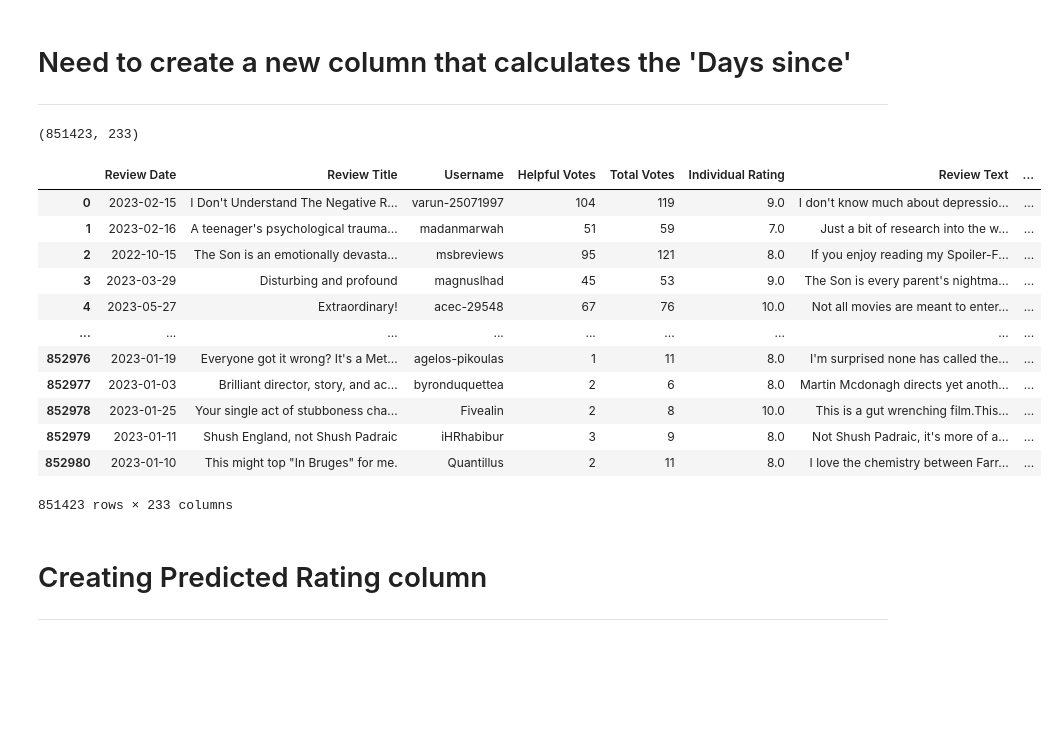
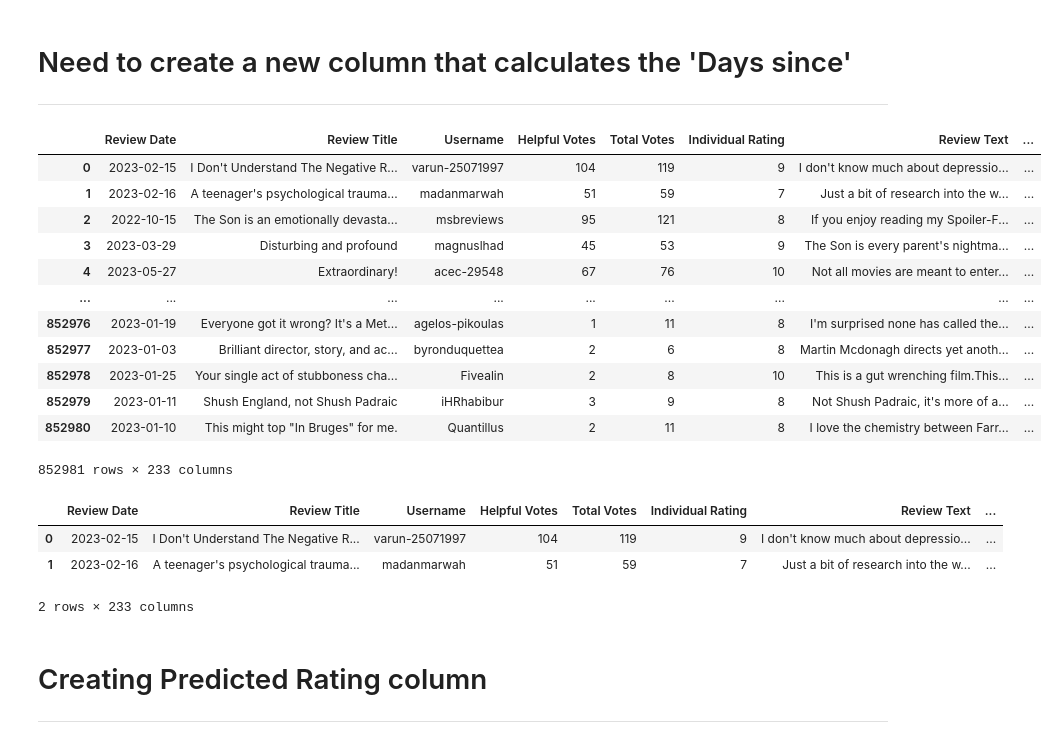
Before and after one commit to shreyashguptas/IMDb_movie_review_sentiment_analysis, a Jupyter notebook: IMDb_webscrapping_script.ipynb, the cells around one changed output. Drawn from its saved outputs; the diff is of its cells as text; code cells hidden in the pictures; blank space fills up the shorter version.

Commit message:
fixing data and running prediction algo

```diff
--- a/IMDb_webscrapping_script.ipynb
+++ b/IMDb_webscrapping_script.ipynb
@@ -1032,20 +737,39 @@ final_merged_df['Days_since'] = (pd.to_datetime(final_merged_df['Review Date'])
-# %%
-final_merged_df.shape
-# %% [output]
-(851423, 233)
-# %%
-final_merged_df
-# %% [output]
-|  | Review Date | Review Title | Username | Helpful Votes | Total Votes | Individual Rating | Review Text | ... |
-| 0 | 2023-02-15 | I Don't Understand The Negative R... | varun-25071997 | 104 | 119 | 9.0 | I don't know much about depressio... | ... |
-| 1 | 2023-02-16 | A teenager's psychological trauma... | madanmarwah | 51 | 59 | 7.0 | Just a bit of research into the w... | ... |
-| 2 | 2022-10-15 | The Son is an emotionally devasta... | msbreviews | 95 | 121 | 8.0 | If you enjoy reading my Spoiler-F... | ... |
-| 3 | 2023-03-29 | Disturbing and profound | magnuslhad | 45 | 53 | 9.0 | The Son is every parent's nightma... | ... |
-| 4 | 2023-05-27 | Extraordinary! | acec-29548 | 67 | 76 | 10.0 | Not all movies are meant to enter... | ... |
-| ... | ... | ... | ... | ... | ... | ... | ... | ... |
-| 852976 | 2023-01-19 | Everyone got it wrong? It's a Met... | agelos-pikoulas | 1 | 11 | 8.0 | I'm surprised none has called the... | ... |
-| 852977 | 2023-01-03 | Brilliant director, story, and ac... | byronduquettea | 2 | 6 | 8.0 | Martin Mcdonagh directs yet anoth... | ... |
-| 852978 | 2023-01-25 | Your single act of stubboness cha... | Fivealin | 2 | 8 | 10.0 | This is a gut wrenching film.This... | ... |
-| 852979 | 2023-01-11 | Shush England, not Shush Padraic | iHRhabibur | 3 | 9 | 8.0 | Not Shush Padraic, it's more of a... | ... |
-| 852980 | 2023-01-10 | This might top "In Bruges" for me. | Quantillus | 2 | 11 | 8.0 | I love the chemistry between Farr... | ... |
-851423 rows × 233 columns
+# %%
+import pandas as pd
+
+# import all_final_reviews_df from the location '/Users/shreyashgupta/Library/CloudStorage/OneDrive-UniversityofArkansas/MSEA/2nd Semester - MSEA/ECON 5823 - ECONOMIC ANALYTICS II/Project Code file/IMDb_movie_review_sentiment_analysis/final_with_predicted_rating.csv'
+all_final_reviews_df = pd.read_csv('/Users/shreyashgupta/Library/CloudStorage/OneDrive-UniversityofArkansas/MSEA/2nd Semester - MSEA/ECON 5823 - ECONOMIC ANALYTICS II/Project Code file/IMDb_movie_review_sentiment_analysis/final_with_predicted_rating.csv')
+# %%
+# create a new column called 'Movie_name_and_release_year' which combines the 'Movie Name' and 'Release year' values in the all_final_reviews_df dataframe
+all_final_reviews_df['Movie_name_and_release_year'] = all_final_reviews_df['Movie Name'] + ' (' + all_final_reviews_df['Release Date'].astype(str) + ')'
+# %%
+# in the all_final_reviews_df create a new column called 'Release_date_actual' where for each unique value in the Movie_name_and_release_year column the value in the 'Release_date_actual' will be the earliest date from the 'Review Date' column. So if for a movie 'Avengers' the earliest date from the 'Review Date' is the '16 February 2023' out of all the other dates then the 'Release_date_actual' for 'Avengers' will be '16 February 2023'.
+
+# Convert 'Review Date' to datetime format
+all_final_reviews_df['Review Date'] = pd.to_datetime(all_final_reviews_df['Review Date'], errors='coerce')
+
+# Group by 'Movie_name_and_release_year' and find the minimum 'Review Date'
+release_date_actual = all_final_reviews_df.groupby('Movie_name_and_release_year')['Review Date'].min().reset_index()
+release_date_actual.rename(columns={'Review Date': 'Release_date_actual'}, inplace=True)
+
+# Merge the 'Release_date_actual' back to the original DataFrame
+all_final_reviews_df = all_final_reviews_df.merge(release_date_actual, on='Movie_name_and_release_year', how='left')
+
+# drop Movie_name_and_release_year column
+all_final_reviews_df.drop('Movie_name_and_release_year', axis=1, inplace=True)
+# %%
+all_final_reviews_df
+# %% [output]
+|  | Review Date | Review Title | Username | Helpful Votes | Total Votes | Individual Rating | Review Text | ... |
+| 0 | 2023-02-15 | I Don't Understand The Negative R... | varun-25071997 | 104 | 119 | 9 | I don't know much about depressio... | ... |
+| 1 | 2023-02-16 | A teenager's psychological trauma... | madanmarwah | 51 | 59 | 7 | Just a bit of research into the w... | ... |
+| 2 | 2022-10-15 | The Son is an emotionally devasta... | msbreviews | 95 | 121 | 8 | If you enjoy reading my Spoiler-F... | ... |
+| 3 | 2023-03-29 | Disturbing and profound | magnuslhad | 45 | 53 | 9 | The Son is every parent's nightma... | ... |
+| 4 | 2023-05-27 | Extraordinary! | acec-29548 | 67 | 76 | 10 | Not all movies are meant to enter... | ... |
+| ... | ... | ... | ... | ... | ... | ... | ... | ... |
+| 852976 | 2023-01-19 | Everyone got it wrong? It's a Met... | agelos-pikoulas | 1 | 11 | 8 | I'm surprised none has called the... | ... |
+| 852977 | 2023-01-03 | Brilliant director, story, and ac... | byronduquettea | 2 | 6 | 8 | Martin Mcdonagh directs yet anoth... | ... |
+| 852978 | 2023-01-25 | Your single act of stubboness cha... | Fivealin | 2 | 8 | 10 | This is a gut wrenching film.This... | ... |
+| 852979 | 2023-01-11 | Shush England, not Shush Padraic | iHRhabibur | 3 | 9 | 8 | Not Shush Padraic, it's more of a... | ... |
+| 852980 | 2023-01-10 | This might top "In Bruges" for me. | Quantillus | 2 | 11 | 8 | I love the chemistry between Farr... | ... |
+852981 rows × 233 columns
@@ -1051,0 +784,7 @@ final_merged_df
+# %%
+all_final_reviews_df.head(2)
+# %% [output]
+|  | Review Date | Review Title | Username | Helpful Votes | Total Votes | Individual Rating | Review Text | ... |
+| 0 | 2023-02-15 | I Don't Understand The Negative R... | varun-25071997 | 104 | 119 | 9 | I don't know much about depressio... | ... |
+| 1 | 2023-02-16 | A teenager's psychological trauma... | madanmarwah | 51 | 59 | 7 | Just a bit of research into the w... | ... |
+2 rows × 233 columns
```
Also changed, not shown: parts of 38 cells of this notebook.
